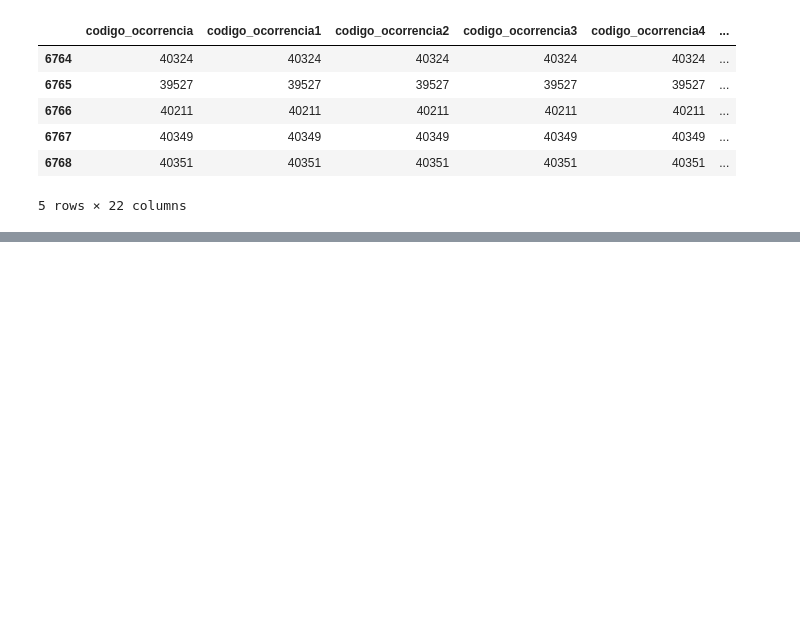
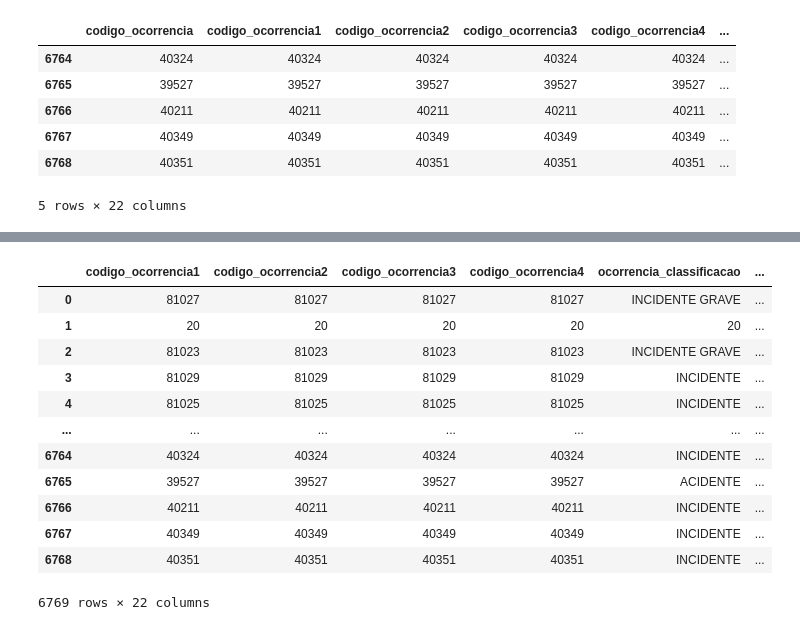
Before and after one commit to Jacqueline-dev/projetoETL, a Jupyter notebook: limpeza.ipynb, the cells around one changed output, grey strips where cells are left out. Cells and saved outputs as stored; diff of their text form; code cells hidden in the pictures; blank space fills up the shorter version.

```diff
--- a/limpeza.ipynb
+++ b/limpeza.ipynb
@@ -15,0 +135,18 @@ df.tail(5)
+# %%
+df['ocorrencia_uf_bkp'] = df.ocorrencia_uf
+# %%
+df
+# %% [output]
+|  | codigo_ocorrencia1 | codigo_ocorrencia2 | codigo_ocorrencia3 | codigo_ocorrencia4 | ocorrencia_classificacao | ... |
+| 0 | 81027 | 81027 | 81027 | 81027 | INCIDENTE GRAVE | ... |
+| 1 | 20 | 20 | 20 | 20 | 20 | ... |
+| 2 | 81023 | 81023 | 81023 | 81023 | INCIDENTE GRAVE | ... |
+| 3 | 81029 | 81029 | 81029 | 81029 | INCIDENTE | ... |
+| 4 | 81025 | 81025 | 81025 | 81025 | INCIDENTE | ... |
+| ... | ... | ... | ... | ... | ... | ... |
+| 6764 | 40324 | 40324 | 40324 | 40324 | INCIDENTE | ... |
+| 6765 | 39527 | 39527 | 39527 | 39527 | ACIDENTE | ... |
+| 6766 | 40211 | 40211 | 40211 | 40211 | INCIDENTE | ... |
+| 6767 | 40349 | 40349 | 40349 | 40349 | INCIDENTE | ... |
+| 6768 | 40351 | 40351 | 40351 | 40351 | INCIDENTE | ... |
+6769 rows × 22 columns
```
Also changed, not shown: parts of 44 cells of this notebook.
